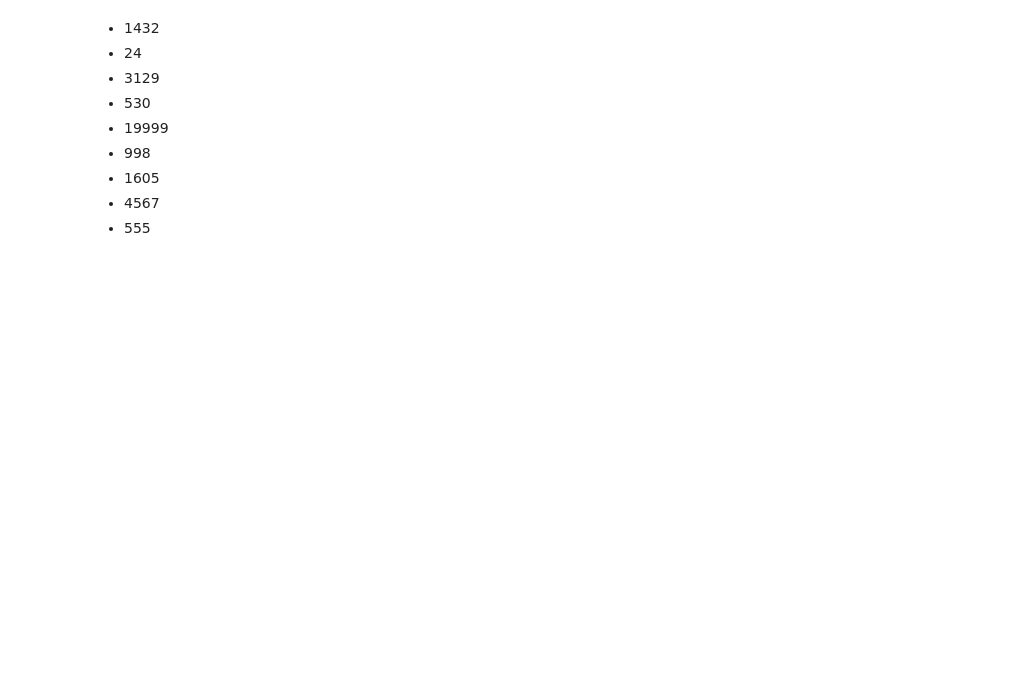
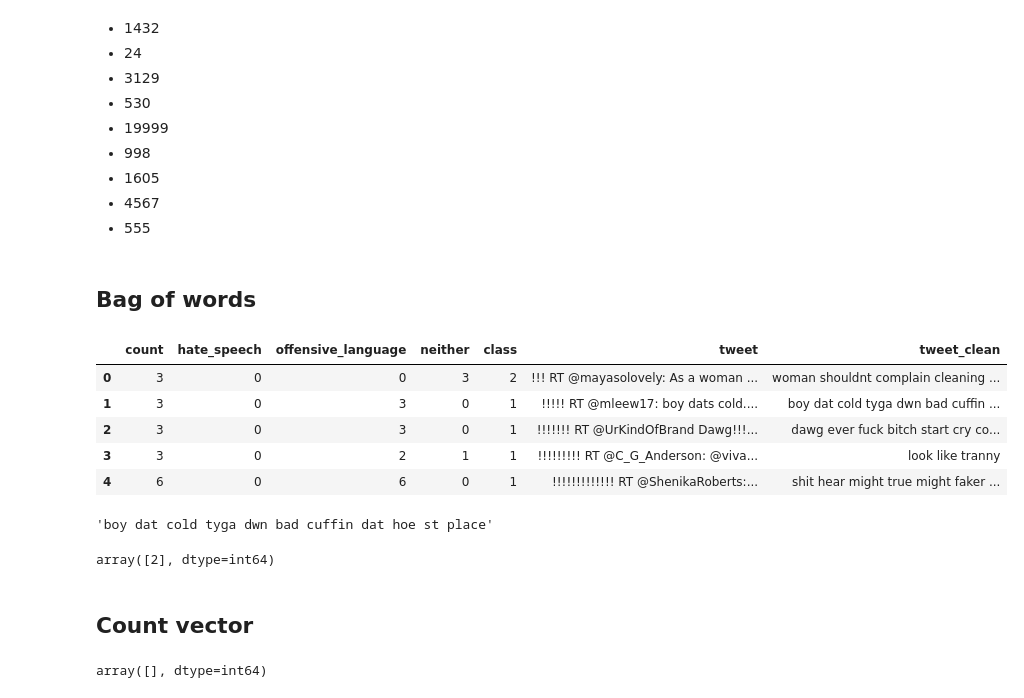
Before and after one commit to MarcoP9/textmining, a Jupyter notebook: Exploration.ipynb, the cells around one changed output. Drawn from its saved outputs; the diff is of its cells as text; code cells hidden in the pictures; blank space fills up the shorter version.

Commit message:
draft text representation

```diff
--- a/Exploration.ipynb
+++ b/Exploration.ipynb
@@ -344,8 +346,11 @@ def processing(text):
     text_prep = remove_stopwords(text_prep)
     text_prep = lemmatizer_doc(text_prep)
     #text_prep = stemmer(text_prep)
+    text_prep = " ".join(text_prep)
     print(text_prep)
     return text_prep
+# %%
+df_red = df[0:1000]
 # %%
-df["tweet_clean"] = df["tweet"].apply(lambda x : processing(x))
+df_red["tweet_clean"] = df_red["tweet"].apply(lambda x : processing(x))
 # %% [output]
@@ -403,0 +393,11 @@ def stanford_parser(text):
+# %% [markdown]
+## Bag of words
+# %%
+df_red.head()
+# %% [output]
+|  | count | hate_speech | offensive_language | neither | class | tweet | tweet_clean |
+| 0 | 3 | 0 | 0 | 3 | 2 | !!! RT @mayasolovely: As a woman ... | woman shouldnt complain cleaning ... |
+| 1 | 3 | 0 | 3 | 0 | 1 | !!!!! RT @mleew17: boy dats cold.... | boy dat cold tyga dwn bad cuffin ... |
+| 2 | 3 | 0 | 3 | 0 | 1 | !!!!!!! RT @UrKindOfBrand Dawg!!!... | dawg ever fuck bitch start cry co... |
+| 3 | 3 | 0 | 2 | 1 | 1 | !!!!!!!!! RT @C_G_Anderson: @viva... | look like tranny |
+| 4 | 6 | 0 | 6 | 0 | 1 | !!!!!!!!!!!!! RT @ShenikaRoberts:... | shit hear might true might faker ... |
@@ -403,0 +406,26 @@ def stanford_parser(text):
+# %%
+df_red["tweet_clean"].loc[1]
+# %% [output]
+'boy dat cold tyga dwn bad cuffin dat hoe st place'
+# %%
+vectorizer = CountVectorizer()
+X = vectorizer.fit_transform(corpus)
+#print(vectorizer.get_feature_names())
+#for vec in X.toarray():
+#    print(vec)
+X.toarray()[1][X.toarray()[1] == 2]
+# %% [output]
+array([2], dtype=int64)
+# %% [markdown]
+## Count vector
+# %%
+vectorizer = CountVectorizer(binary=True)
+X = vectorizer.fit_transform(corpus)
+#print(vectorizer.get_feature_names())
+
+#for vec in X.toarray():
+#    print(vec)
+
+X.toarray()[1][X.toarray()[1] == 2]
+# %% [output]
+array([], dtype=int64)
```
Also changed, not shown: parts of 6 cells of this notebook.
